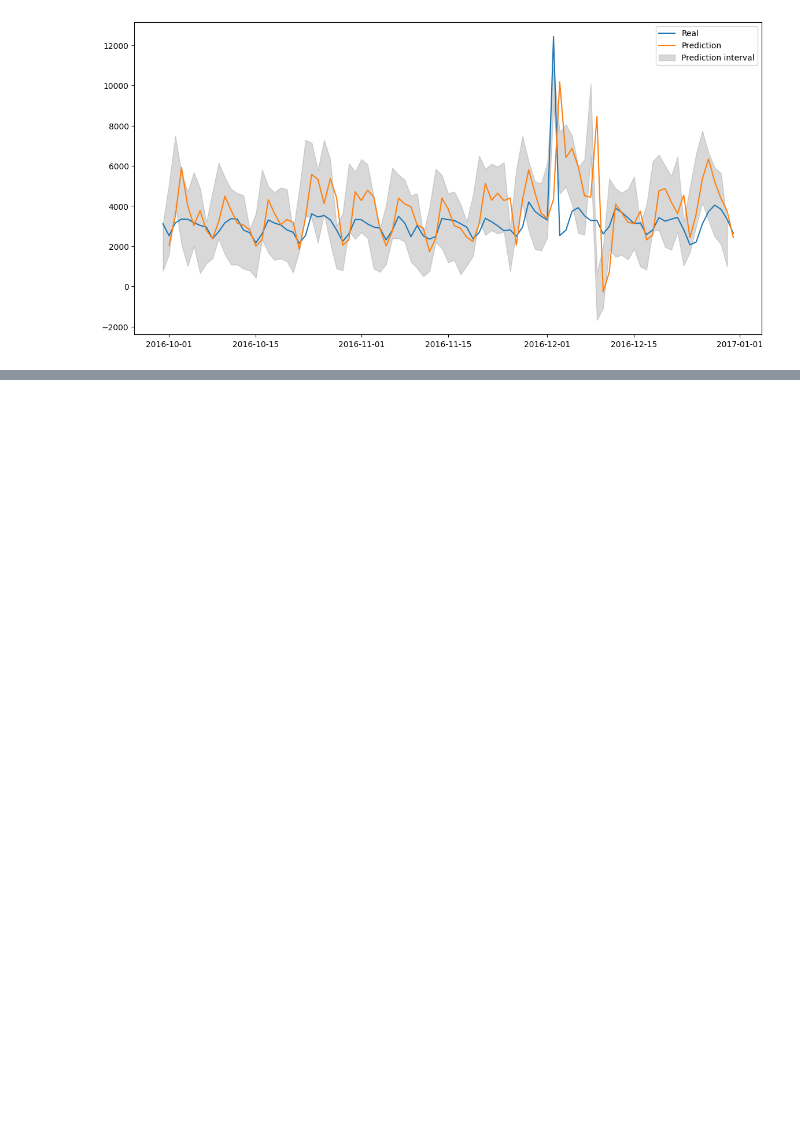
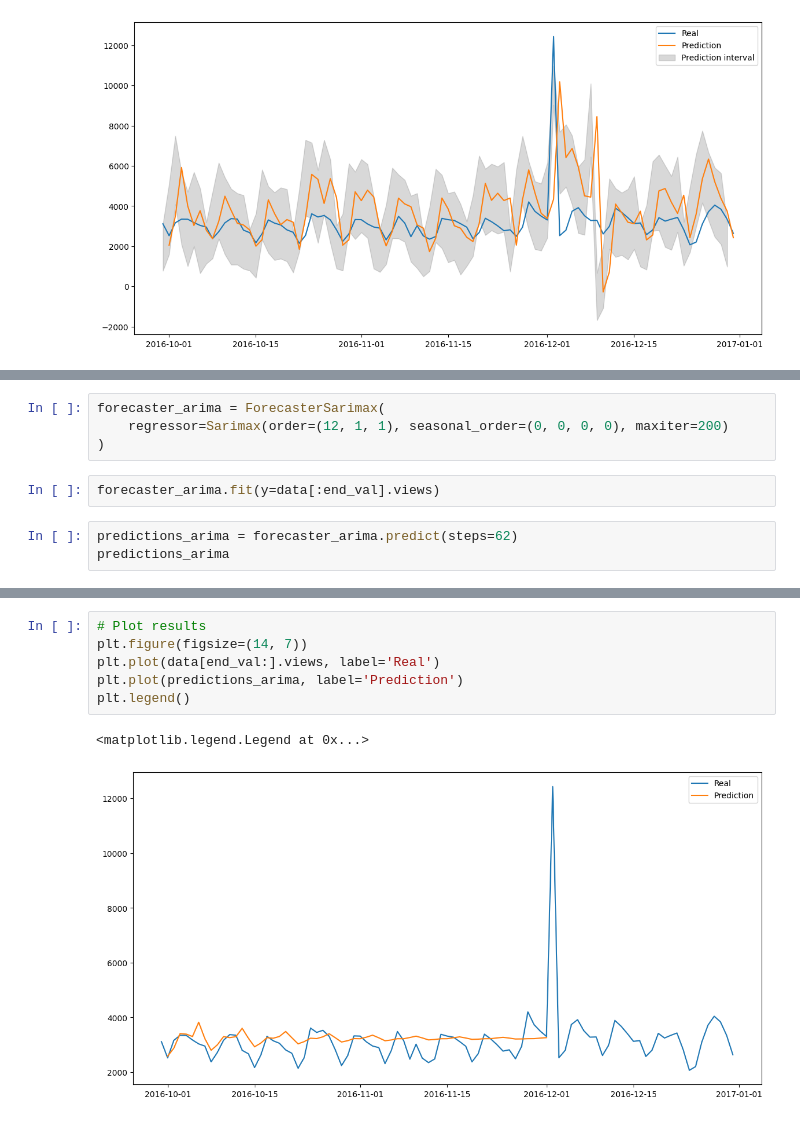
Before and after one commit to tripercy/pka-ai-programming-final, a Jupyter notebook: predictor.ipynb, the cells around one changed output, grey strips where cells are left out. Cells and saved outputs as stored; diff of their text form; blank space fills up the shorter version.

Commit message:
Added sarimax

```diff
--- a/predictor.ipynb
+++ b/predictor.ipynb
@@ -399,0 +403,9 @@ plt.legend()
+# %%
+forecaster_arima = ForecasterSarimax(
+    regressor=Sarimax(order=(12, 1, 1), seasonal_order=(0, 0, 0, 0), maxiter=200)
+)
+# %%
+forecaster_arima.fit(y=data[:end_val].views)
+# %%
+predictions_arima = forecaster_arima.predict(steps=62)
+predictions_arima
@@ -399,0 +425,9 @@ plt.legend()
+# %%
+# Plot results
+plt.figure(figsize=(14, 7))
+plt.plot(data[end_val:].views, label='Real')
+plt.plot(predictions_arima, label='Prediction')
+plt.legend()
+# %% [output]
+<matplotlib.legend.Legend at 0x...>
+[figure, added]
```
Also changed, not shown: parts of 3 cells of this notebook.
